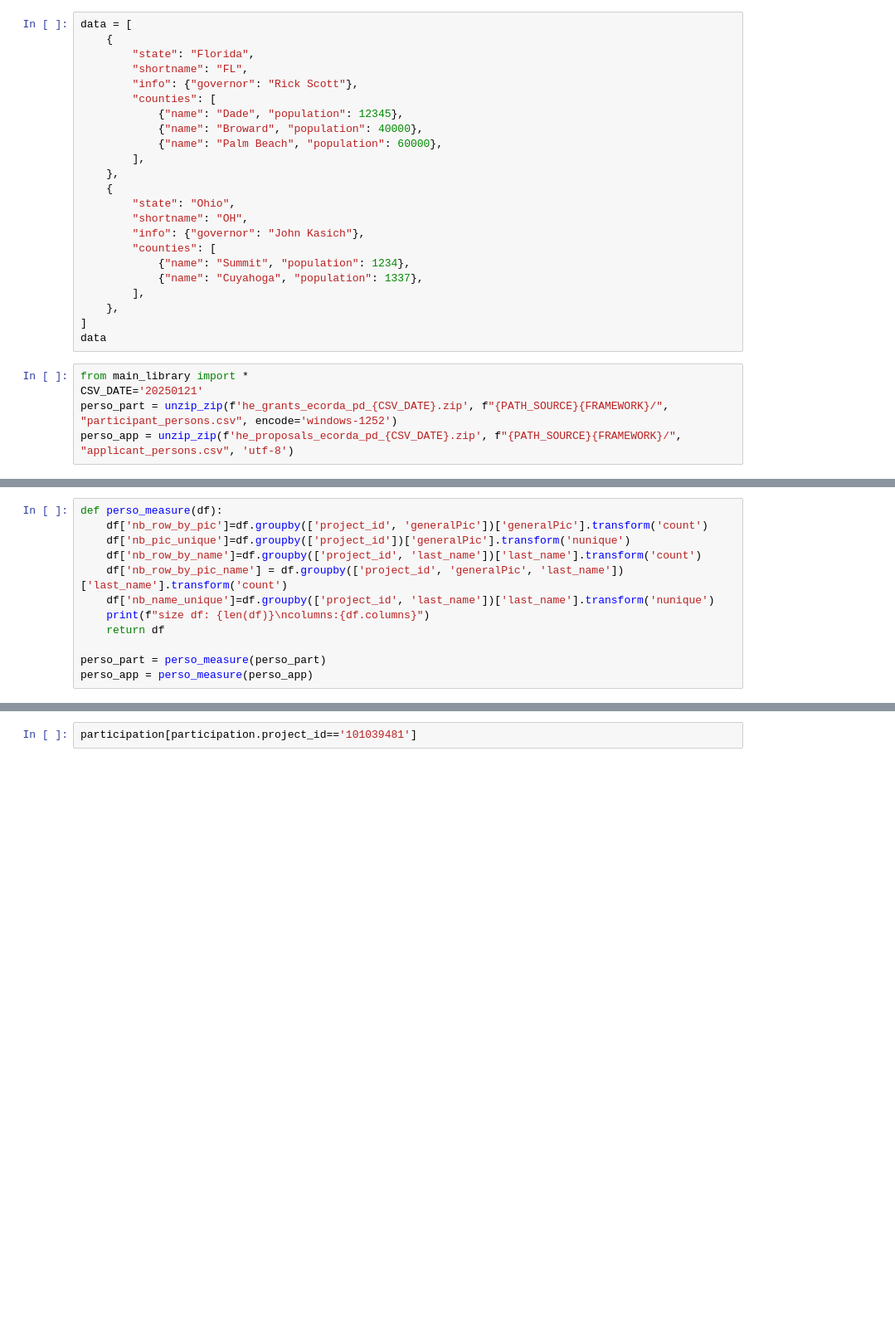
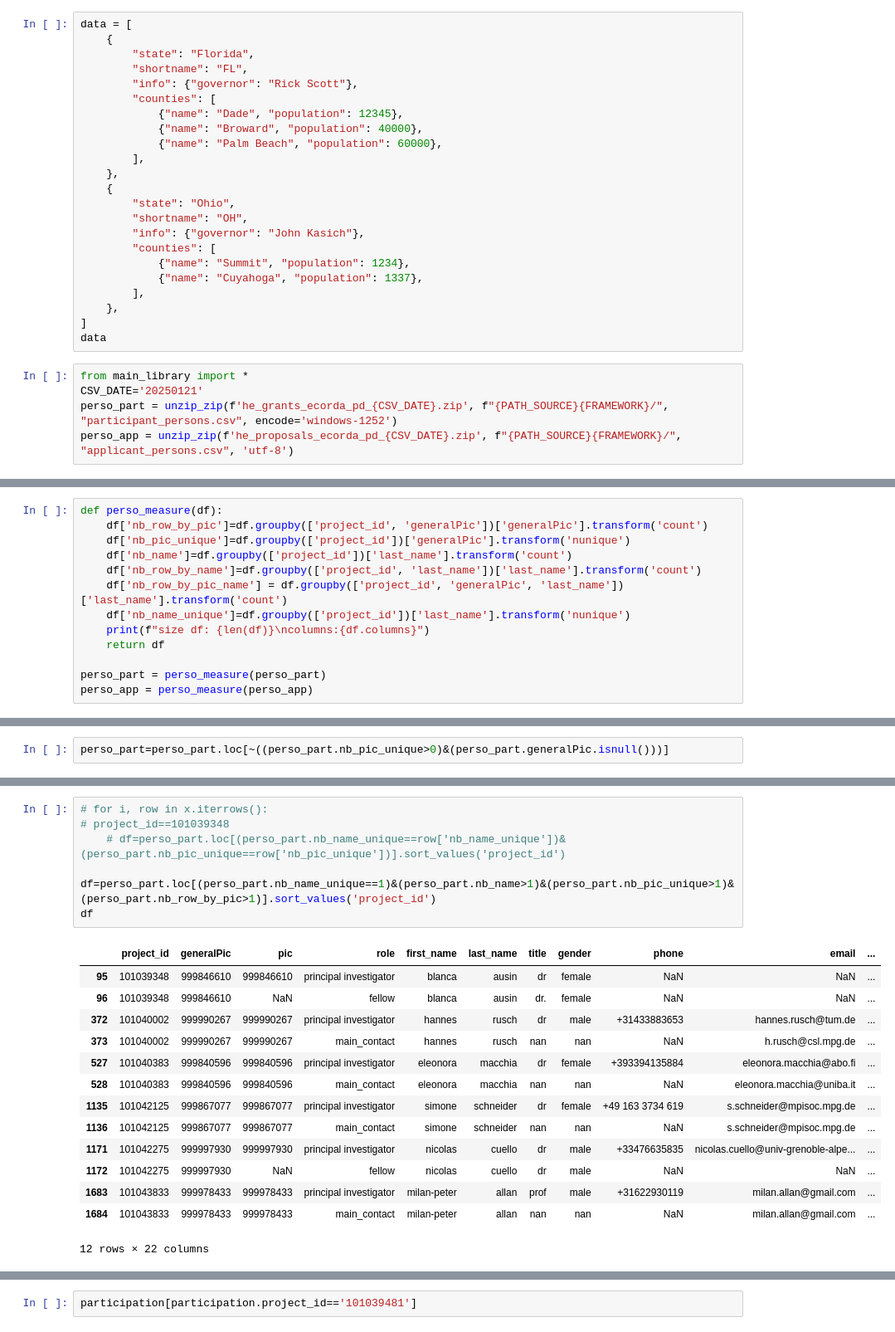
Before and after one commit to dataesr/pcri, a Jupyter notebook: test.ipynb, the cells around one changed output, grey strips where cells are left out. Shown: that part at 83% size. Cells and saved outputs as stored; diff of their text form; blank space fills up the shorter version.

Commit message:
fix perso_measure

```diff
--- a/test.ipynb
+++ b/test.ipynb
@@ -205,9 +210,10 @@ perso_app = empty_pic(perso_app, participation, 'evaluated')
 def perso_measure(df):
     df['nb_row_by_pic']=df.groupby(['project_id', 'generalPic'])['generalPic'].transform('count')
     df['nb_pic_unique']=df.groupby(['project_id'])['generalPic'].transform('nunique')
+    df['nb_name']=df.groupby(['project_id'])['last_name'].transform('count')
     df['nb_row_by_name']=df.groupby(['project_id', 'last_name'])['last_name'].transform('count')
     df['nb_row_by_pic_name'] = df.groupby(['project_id', 'generalPic', 'last_name'])['last_name'].transform('count')
-    df['nb_name_unique']=df.groupby(['project_id', 'last_name'])['last_name'].transform('nunique')
+    df['nb_name_unique']=df.groupby(['project_id'])['last_name'].transform('nunique')
     print(f"size df: {len(df)}\ncolumns:{df.columns}")
     return df
 
@@ -216 +237,3 @@ perso_app = perso_measure(perso_app)
+# %%
+perso_part=perso_part.loc[~((perso_part.nb_pic_unique>0)&(perso_part.generalPic.isnull()))]
 # %%
@@ -220,0 +269,22 @@ perso_part.value_counts(['nb_pic_unique', 'nb_row_by_pic', 'nb_row_by_pic_name',
+# %%
+# for i, row in x.iterrows():
+# project_id==101039348
+    # df=perso_part.loc[(perso_part.nb_name_unique==row['nb_name_unique'])&(perso_part.nb_pic_unique==row['nb_pic_unique'])].sort_values('project_id')
+
+df=perso_part.loc[(perso_part.nb_name_unique==1)&(perso_part.nb_name>1)&(perso_part.nb_pic_unique>1)&(perso_part.nb_row_by_pic>1)].sort_values('project_id')
+df
+# %% [output]
+|  | project_id | generalPic | pic | role | first_name | last_name | title | gender | phone | email | ... |
+| 95 | 101039348 | 999846610 | 999846610 | principal investigator | blanca | ausin | dr | female | NaN | NaN | ... |
+| 96 | 101039348 | 999846610 | NaN | fellow | blanca | ausin | dr. | female | NaN | NaN | ... |
+| 372 | 101040002 | 999990267 | 999990267 | principal investigator | hannes | rusch | dr | male | +31433883653 | hannes.rusch@tum.de | ... |
+| 373 | 101040002 | 999990267 | 999990267 | main_contact | hannes | rusch | nan | nan | NaN | h.rusch@csl.mpg.de | ... |
+| 527 | 101040383 | 999840596 | 999840596 | principal investigator | eleonora | macchia | dr | female | +393394135884 | eleonora.macchia@abo.fi | ... |
+| 528 | 101040383 | 999840596 | 999840596 | main_contact | eleonora | macchia | nan | nan | NaN | eleonora.macchia@uniba.it | ... |
+| 1135 | 101042125 | 999867077 | 999867077 | principal investigator | simone | schneider | dr | female | +49 163 3734 619 | s.schneider@mpisoc.mpg.de | ... |
+| 1136 | 101042125 | 999867077 | 999867077 | main_contact | simone | schneider | nan | nan | NaN | s.schneider@mpisoc.mpg.de | ... |
+| 1171 | 101042275 | 999997930 | 999997930 | principal investigator | nicolas | cuello | dr | male | +33476635835 | nicolas.cuello@univ-grenoble-alpe... | ... |
+| 1172 | 101042275 | 999997930 | NaN | fellow | nicolas | cuello | dr | male | NaN | NaN | ... |
+| 1683 | 101043833 | 999978433 | 999978433 | principal investigator | milan-peter | allan | prof | male | +31622930119 | milan.allan@gmail.com | ... |
+| 1684 | 101043833 | 999978433 | 999978433 | main_contact | milan-peter | allan | nan | nan | NaN | milan.allan@gmail.com | ... |
+12 rows × 22 columns
```
Also changed, not shown: parts of 11 cells of this notebook, 1 other file.
